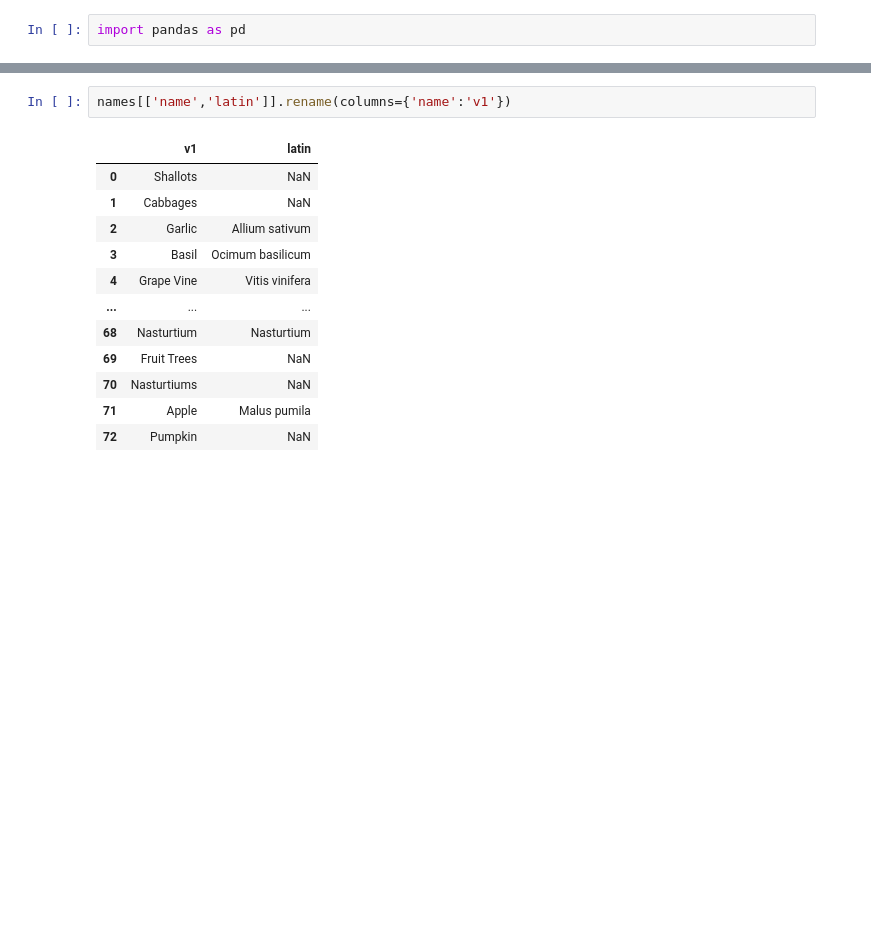
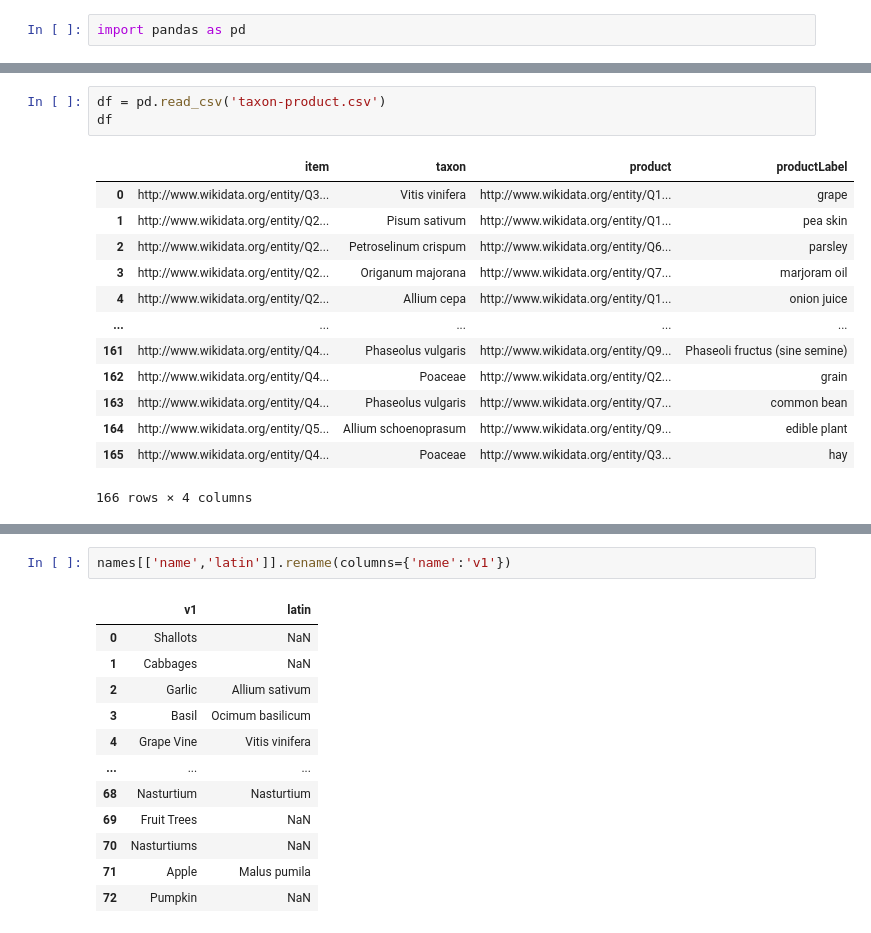
Before and after one commit to globalbioticinteractions/companion-planting-decision-support, a Jupyter notebook: datasets/dataset_checker.ipynb, the cells around one changed output, grey strips where cells are left out. Saved outputs shown, nothing was run; the diff lists cells and outputs as text; blank space fills up the shorter version.

```diff
--- a/datasets/dataset_checker.ipynb
+++ b/datasets/dataset_checker.ipynb
@@ -16,5 +16,22 @@ names.head(10)
 | 8 | Mulberry | Q44789 | Morus |
 | 9 | Cauliﬂower | Q7537 | Brassica oleracea var. botrytis |
+# %%
+df = pd.read_csv('taxon-product.csv')
+df
+# %% [output]
+|  | item | taxon | product | productLabel |
+| 0 | http://www.wikidata.org/entity/Q3... | Vitis vinifera | http://www.wikidata.org/entity/Q1... | grape |
+| 1 | http://www.wikidata.org/entity/Q2... | Pisum sativum | http://www.wikidata.org/entity/Q1... | pea skin |
+| 2 | http://www.wikidata.org/entity/Q2... | Petroselinum crispum | http://www.wikidata.org/entity/Q6... | parsley |
+| 3 | http://www.wikidata.org/entity/Q2... | Origanum majorana | http://www.wikidata.org/entity/Q7... | marjoram oil |
+| 4 | http://www.wikidata.org/entity/Q2... | Allium cepa | http://www.wikidata.org/entity/Q1... | onion juice |
+| ... | ... | ... | ... | ... |
+| 161 | http://www.wikidata.org/entity/Q4... | Phaseolus vulgaris | http://www.wikidata.org/entity/Q9... | Phaseoli fructus (sine semine) |
+| 162 | http://www.wikidata.org/entity/Q4... | Poaceae | http://www.wikidata.org/entity/Q2... | grain |
+| 163 | http://www.wikidata.org/entity/Q4... | Phaseolus vulgaris | http://www.wikidata.org/entity/Q7... | common bean |
+| 164 | http://www.wikidata.org/entity/Q5... | Allium schoenoprasum | http://www.wikidata.org/entity/Q9... | edible plant |
+| 165 | http://www.wikidata.org/entity/Q4... | Poaceae | http://www.wikidata.org/entity/Q3... | hay |
+166 rows × 4 columns
 # %%
 relations = pd.read_csv('companion-planting.csv', names = ['v1','v2','rel'])
 relations.head(10)
```
Also changed, not shown: parts of 2 cells of this notebook, 9 other files.
